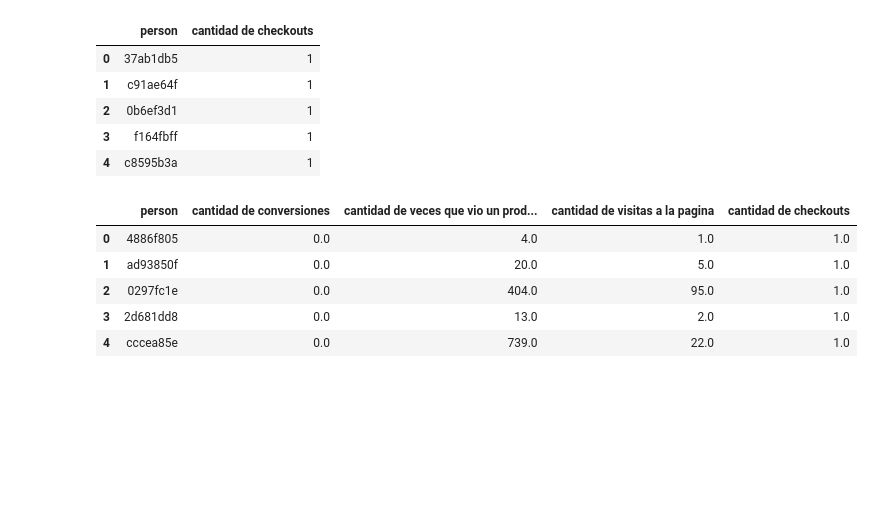
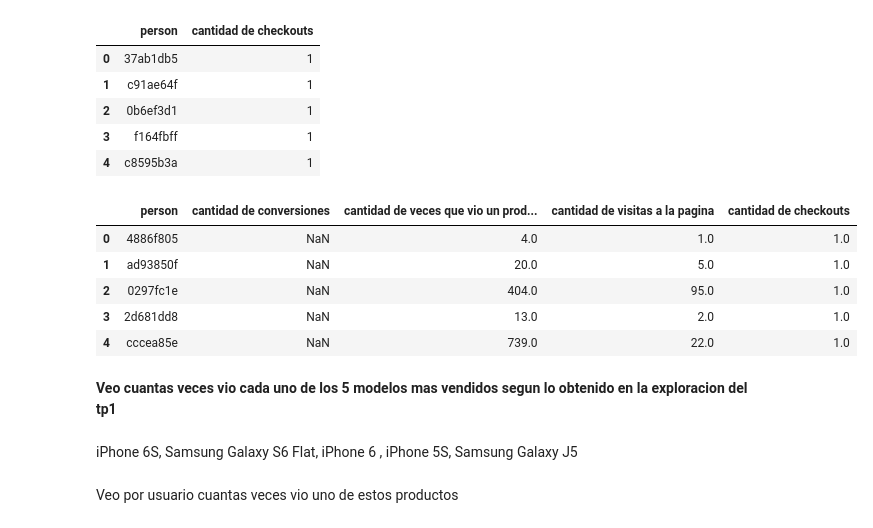
Before and after one commit to Blaz77/DatosReloaded, a Jupyter notebook: TP2/resolucion2.ipynb, the cells around one changed output. Drawn from its saved outputs; the diff is of its cells as text; code cells hidden in the pictures; blank space fills up the shorter version.

```diff
--- a/TP2/resolucion2.ipynb
+++ b/TP2/resolucion2.ipynb
@@ -73,7 +74,7 @@ features.head()
 | 3 | 2d681dd8 | NaN |
 | 4 | cccea85e | NaN |
 # %%
-features['cantidad de conversiones'] = features['cantidad de conversiones'].fillna(0)
+#features['cantidad de conversiones'] = features['cantidad de conversiones'].fillna(0)
 # %%
 features.head(20)
 # %% [output]
@@ -141,6 +143,6 @@ features.head(10)
 # %%
 features = features.merge(view_user, on = 'person', how = 'left')
-features['cantidad de veces que vio un producto'] = features['cantidad de veces que vio un producto'].fillna(0)
+#features['cantidad de veces que vio un producto'] = features['cantidad de veces que vio un producto'].fillna(0)
 # %%
 features.head()
 # %% [output]
@@ -167,7 +170,7 @@ visit_user.head()
 | 4 | 9b3b43aa | 184 |
 # %%
 features = features.merge(visit_user, on = 'person', how = 'left')
-features['cantidad de visitas a la pagina'] = features['cantidad de visitas a la pagina'].fillna(0)
+#features['cantidad de visitas a la pagina'] = features['cantidad de visitas a la pagina'].fillna(0)
 features.head()
 # %% [output]
 |  | person | cantidad de conversiones | cantidad de veces que vio un prod... | cantidad de visitas a la pagina |
@@ -201,12 +205,18 @@ check_user.head()
 | 4 | c8595b3a | 1 |
 # %%
 features = features.merge(check_user, on = 'person', how = 'left')
-features['cantidad de checkouts'] = features['cantidad de checkouts'].fillna(0)
+#features['cantidad de checkouts'] = features['cantidad de checkouts'].fillna(0)
 features.head()
 # %% [output]
 |  | person | cantidad de conversiones | cantidad de veces que vio un prod... | cantidad de visitas a la pagina | cantidad de checkouts |
-| 0 | 4886f805 | 0.0 | 4.0 | 1.0 | 1.0 |
-| 1 | ad93850f | 0.0 | 20.0 | 5.0 | 1.0 |
-| 2 | 0297fc1e | 0.0 | 404.0 | 95.0 | 1.0 |
-| 3 | 2d681dd8 | 0.0 | 13.0 | 2.0 | 1.0 |
-| 4 | cccea85e | 0.0 | 739.0 | 22.0 | 1.0 |
+| 0 | 4886f805 | NaN | 4.0 | 1.0 | 1.0 |
+| 1 | ad93850f | NaN | 20.0 | 5.0 | 1.0 |
+| 2 | 0297fc1e | NaN | 404.0 | 95.0 | 1.0 |
+| 3 | 2d681dd8 | NaN | 13.0 | 2.0 | 1.0 |
+| 4 | cccea85e | NaN | 739.0 | 22.0 | 1.0 |
+# %% [markdown]
+**Veo cuantas veces vio cada uno de los 5 modelos mas vendidos segun lo obtenido en la exploracion del tp1**
+# %% [markdown]
+iPhone 6S, Samsung Galaxy S6 Flat, iPhone 6 , iPhone 5S, Samsung Galaxy J5
+# %% [markdown]
+Veo por usuario cuantas veces vio uno de estos productos
```
Also changed, not shown: parts of 15 cells of this notebook.
